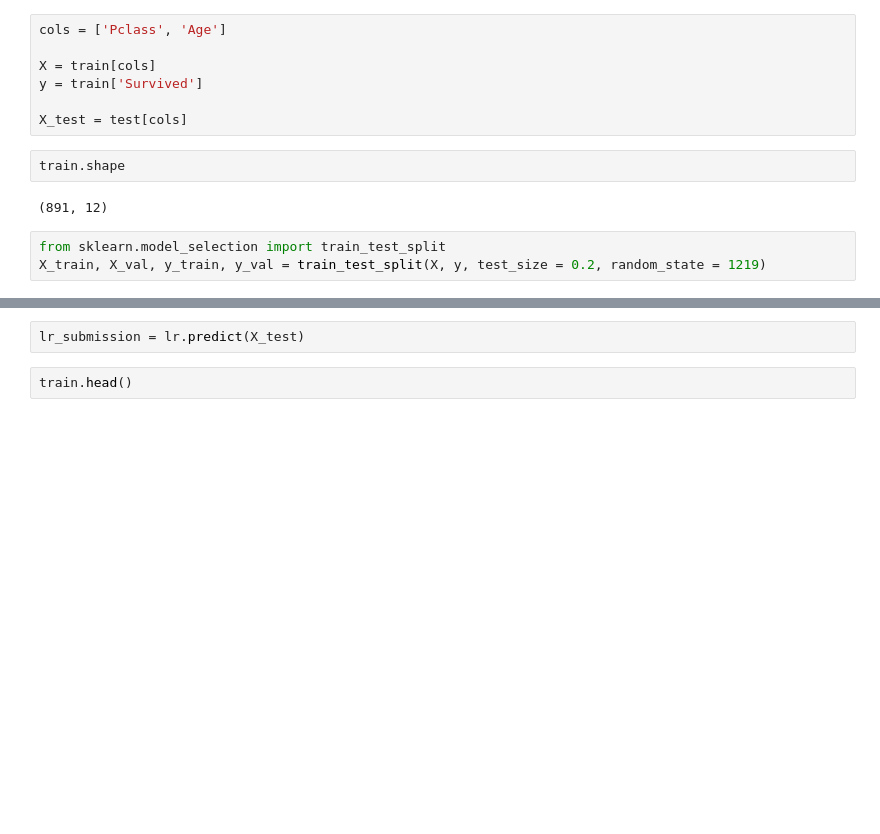
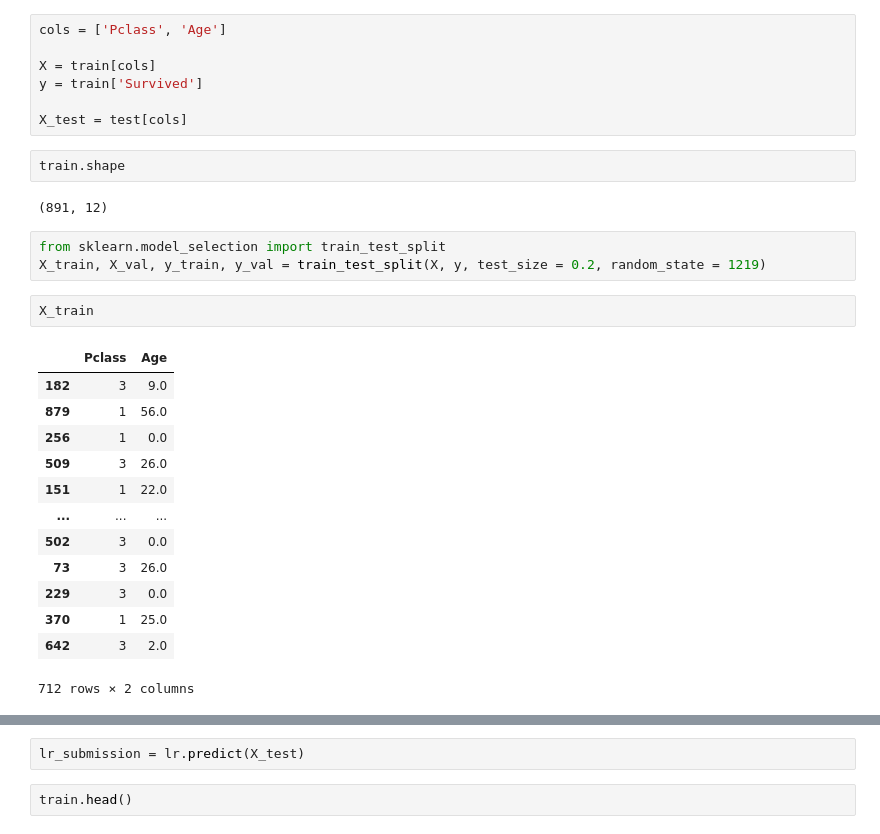
Before and after one commit to Yukari1219/kaggle, a Jupyter notebook: titanic.ipynb, the cells around one changed output, grey strips where cells are left out. Saved outputs shown, nothing was run; the diff lists cells and outputs as text; blank space fills up the shorter version.

```diff
--- a/titanic.ipynb
+++ b/titanic.ipynb
@@ -305,3 +305,19 @@ train.shape
 # %%
 from sklearn.model_selection import train_test_split
 X_train, X_val, y_train, y_val = train_test_split(X, y, test_size = 0.2, random_state = 1219)
+# %%
+X_train
+# %% [output]
+|  | Pclass | Age |
+| 182 | 3 | 9.0 |
+| 879 | 1 | 56.0 |
+| 256 | 1 | 0.0 |
+| 509 | 3 | 26.0 |
+| 151 | 1 | 22.0 |
+| ... | ... | ... |
+| 502 | 3 | 0.0 |
+| 73 | 3 | 26.0 |
+| 229 | 3 | 0.0 |
+| 370 | 1 | 25.0 |
+| 642 | 3 | 2.0 |
+712 rows × 2 columns
```
Also changed, not shown: parts of 7 cells of this notebook.
